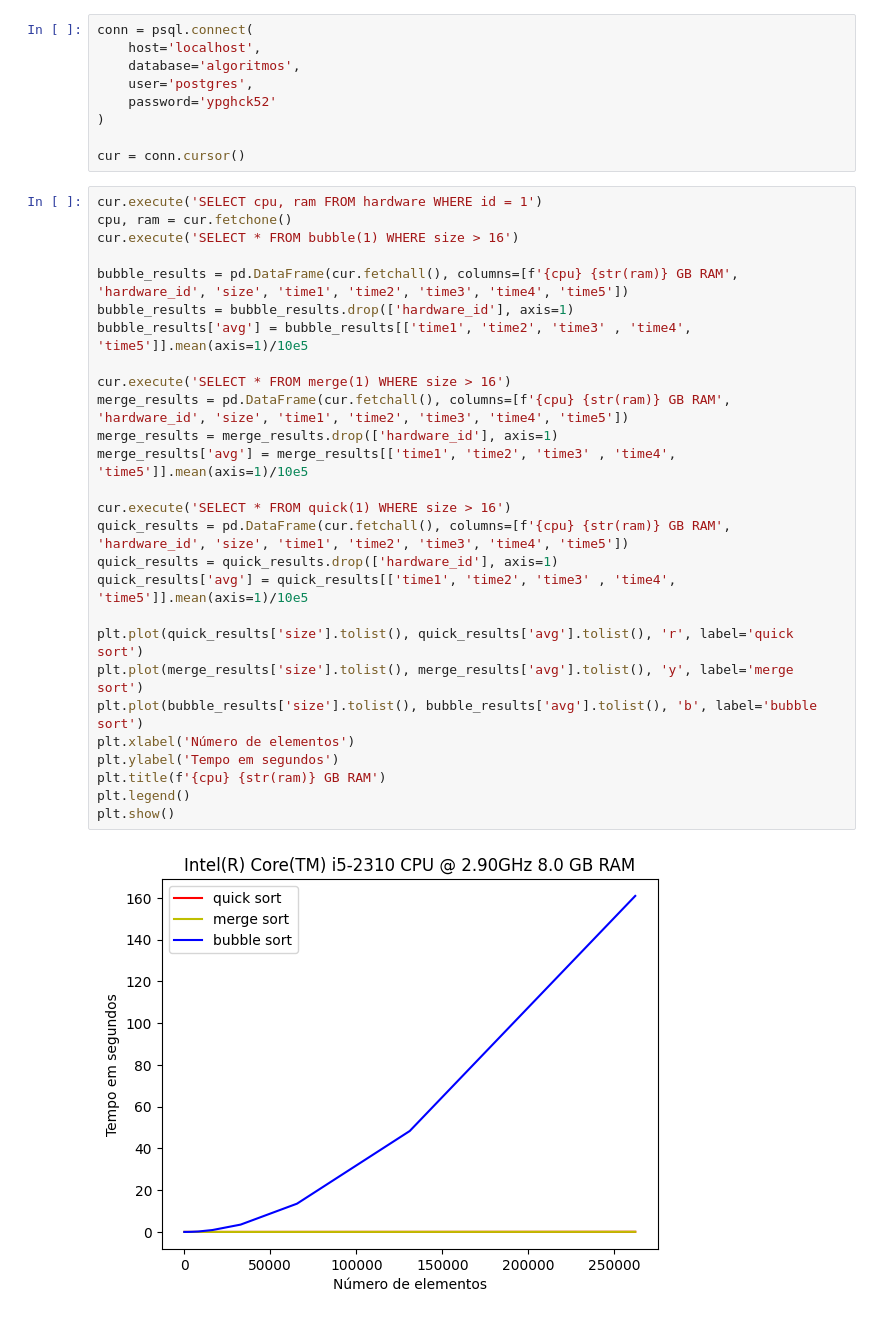
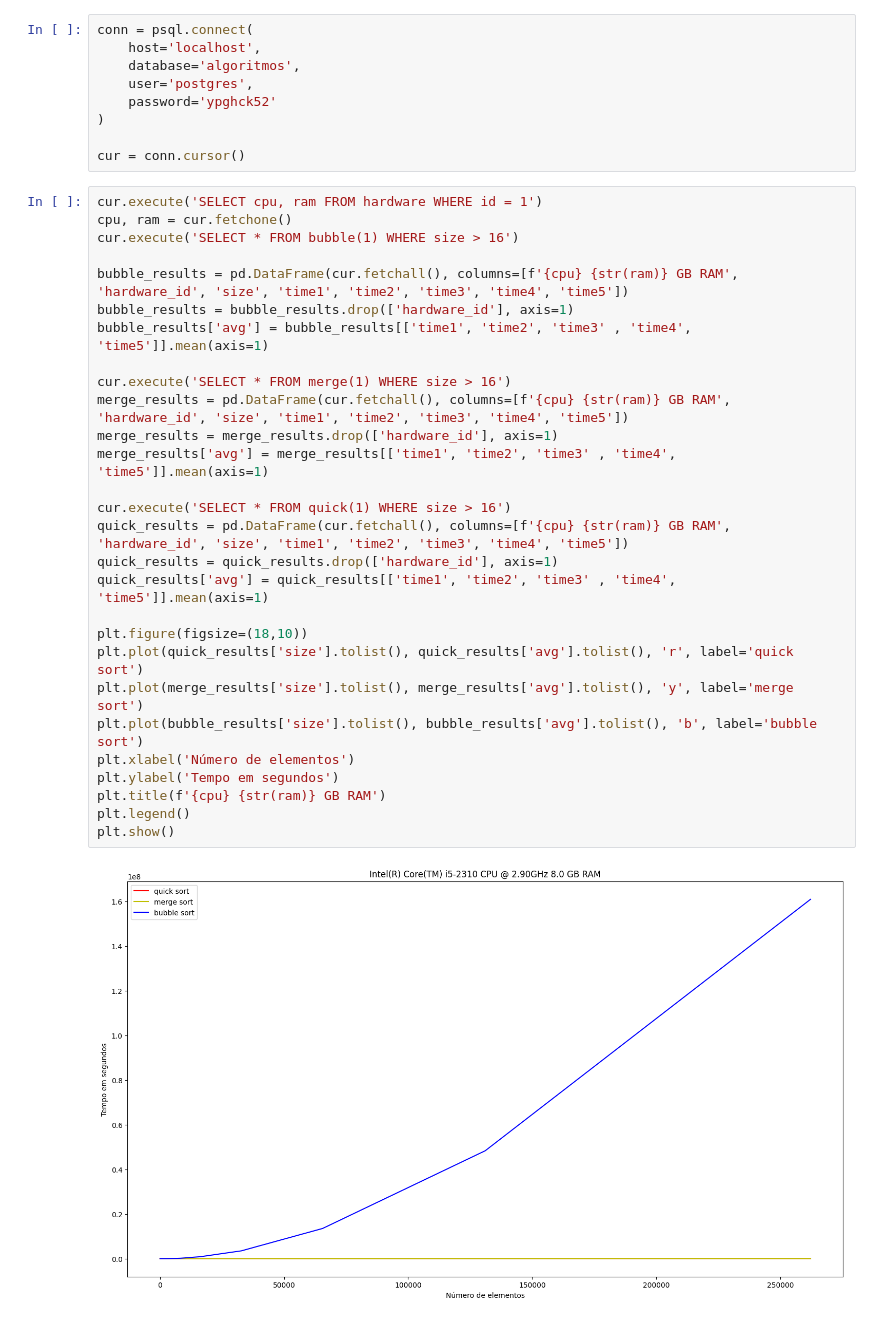
Before and after one commit to GuilhermeVaz1/Projeto_Probabilidade_Estatistica, a Jupyter notebook: analysis.ipynb, the cells around one changed output. Cells and saved outputs as stored; diff of their text form.

```diff
--- a/analysis.ipynb
+++ b/analysis.ipynb
@@ -20,30 +20,31 @@ cur = conn.cursor()
 # %%
 cur.execute('SELECT cpu, ram FROM hardware WHERE id = 1')
 cpu, ram = cur.fetchone()
 cur.execute('SELECT * FROM bubble(1) WHERE size > 16')
 
 bubble_results = pd.DataFrame(cur.fetchall(), columns=[f'{cpu} {str(ram)} GB RAM', 'hardware_id', 'size', 'time1', 'time2', 'time3', 'time4', 'time5'])
 bubble_results = bubble_results.drop(['hardware_id'], axis=1)
-bubble_results['avg'] = bubble_results[['time1', 'time2', 'time3' , 'time4', 'time5']].mean(axis=1)/10e5
+bubble_results['avg'] = bubble_results[['time1', 'time2', 'time3' , 'time4', 'time5']].mean(axis=1)
 
 cur.execute('SELECT * FROM merge(1) WHERE size > 16')
 merge_results = pd.DataFrame(cur.fetchall(), columns=[f'{cpu} {str(ram)} GB RAM', 'hardware_id', 'size', 'time1', 'time2', 'time3', 'time4', 'time5'])
 merge_results = merge_results.drop(['hardware_id'], axis=1)
-merge_results['avg'] = merge_results[['time1', 'time2', 'time3' , 'time4', 'time5']].mean(axis=1)/10e5
+merge_results['avg'] = merge_results[['time1', 'time2', 'time3' , 'time4', 'time5']].mean(axis=1)
 
 cur.execute('SELECT * FROM quick(1) WHERE size > 16')
 quick_results = pd.DataFrame(cur.fetchall(), columns=[f'{cpu} {str(ram)} GB RAM', 'hardware_id', 'size', 'time1', 'time2', 'time3', 'time4', 'time5'])
 quick_results = quick_results.drop(['hardware_id'], axis=1)
-quick_results['avg'] = quick_results[['time1', 'time2', 'time3' , 'time4', 'time5']].mean(axis=1)/10e5
+quick_results['avg'] = quick_results[['time1', 'time2', 'time3' , 'time4', 'time5']].mean(axis=1)
 
+plt.figure(figsize=(18,10))
 plt.plot(quick_results['size'].tolist(), quick_results['avg'].tolist(), 'r', label='quick sort')
 plt.plot(merge_results['size'].tolist(), merge_results['avg'].tolist(), 'y', label='merge sort')
 plt.plot(bubble_results['size'].tolist(), bubble_results['avg'].tolist(), 'b', label='bubble sort')
 plt.xlabel('Número de elementos')
 plt.ylabel('Tempo em segundos')
 plt.title(f'{cpu} {str(ram)} GB RAM')
 plt.legend()
 plt.show()
 # %% [output]
-[figure, old version]
+[figure, new version]
 # %% [markdown]
```
Also changed, not shown: parts of 9 cells of this notebook, 1 other file.
